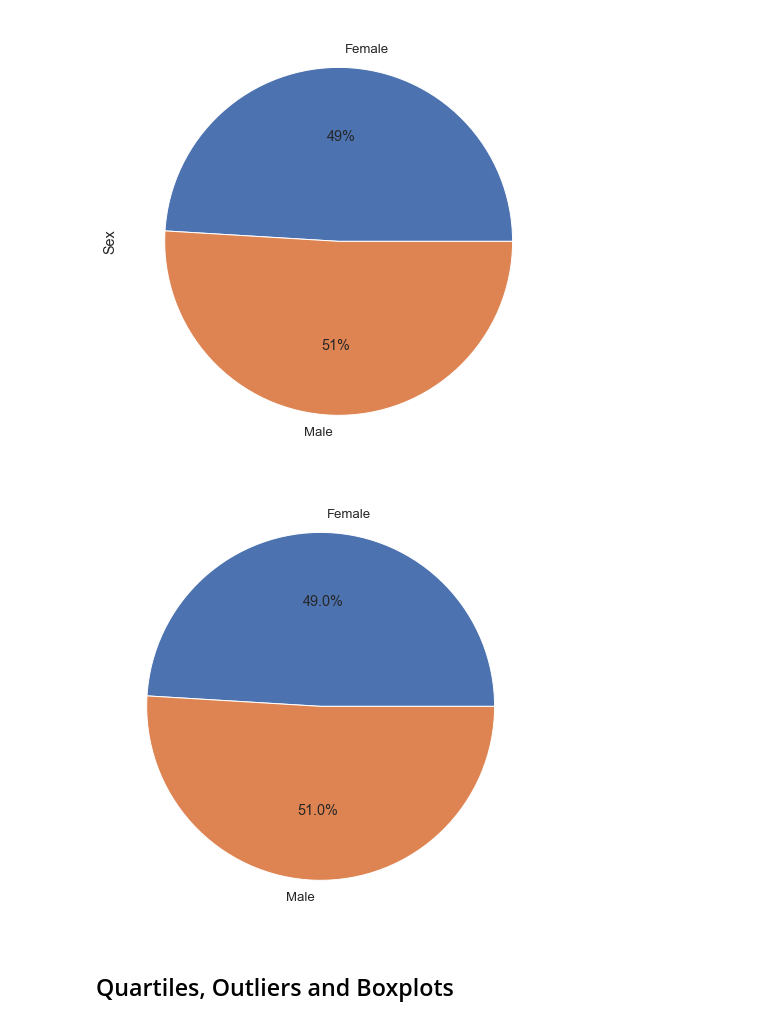
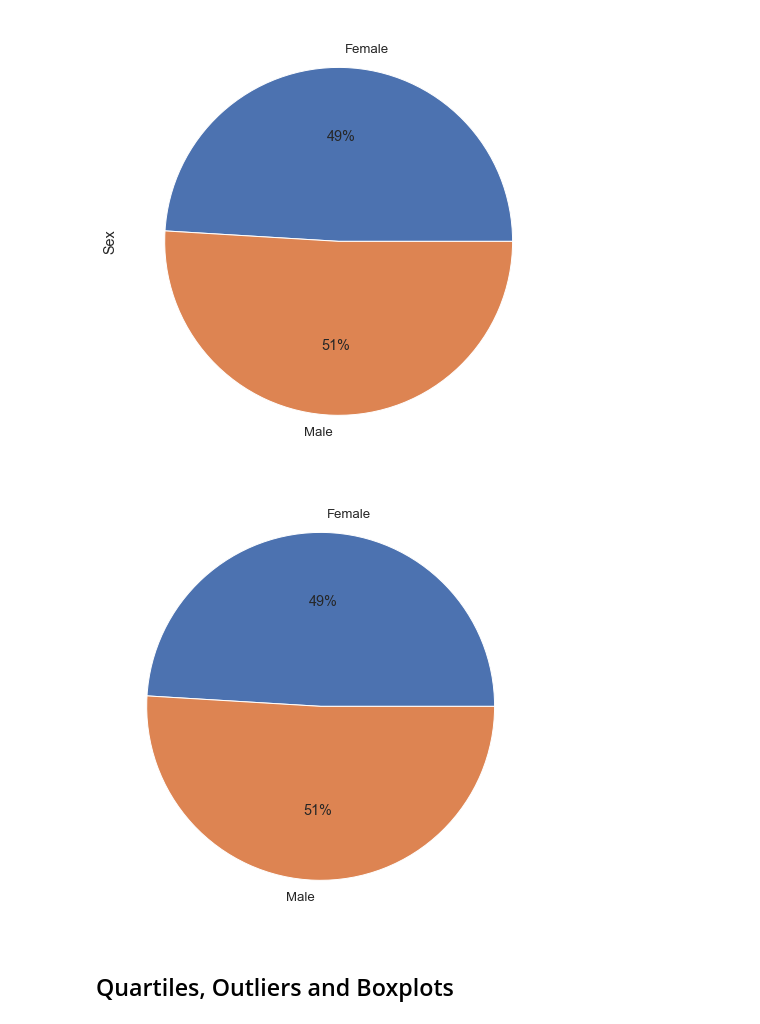
Before and after one commit to oh-be/Matplotlib-Challenge, a Jupyter notebook: Pymaceuticals/pymaceuticals_starter.ipynb, the cells around one changed output. Drawn from its saved outputs; the diff is of its cells as text; code cells hidden in the pictures.

```diff
--- a/Pymaceuticals/pymaceuticals_starter.ipynb
+++ b/Pymaceuticals/pymaceuticals_starter.ipynb
@@ -8,7 +8,7 @@ import pandas as pd
 import numpy as np
 %matplotlib inline
 import seaborn as sns
-sns.set(style='ticks',font='Arial',font_scale=1.2)
+sns.set(style='darkgrid',font='Arial',font_scale=1.2)
 rcParams['figure.figsize'] = 12,8
 rcParams['axes.spines.top'] = False
 rcParams['axes.spines.right'] = False
@@ -182,8 +182,8 @@ Name: Sex, dtype: int64
 [figure]
 # %%
 # Generate a pie plot showing the distribution of female versus male mice using pyplot
-plt.pie(distribution_female_male.values, labels=distribution_female_male.index.values, autopct="%1.1f%%");
+plt.pie(distribution_female_male.values, labels=distribution_female_male.index.values, autopct="%1.f%%");
 # %% [output]
-[figure, old version]
+[figure, new version]
 # %% [markdown]
 ## Quartiles, Outliers and Boxplots
```
Also changed, not shown: parts of 15 cells of this notebook.
